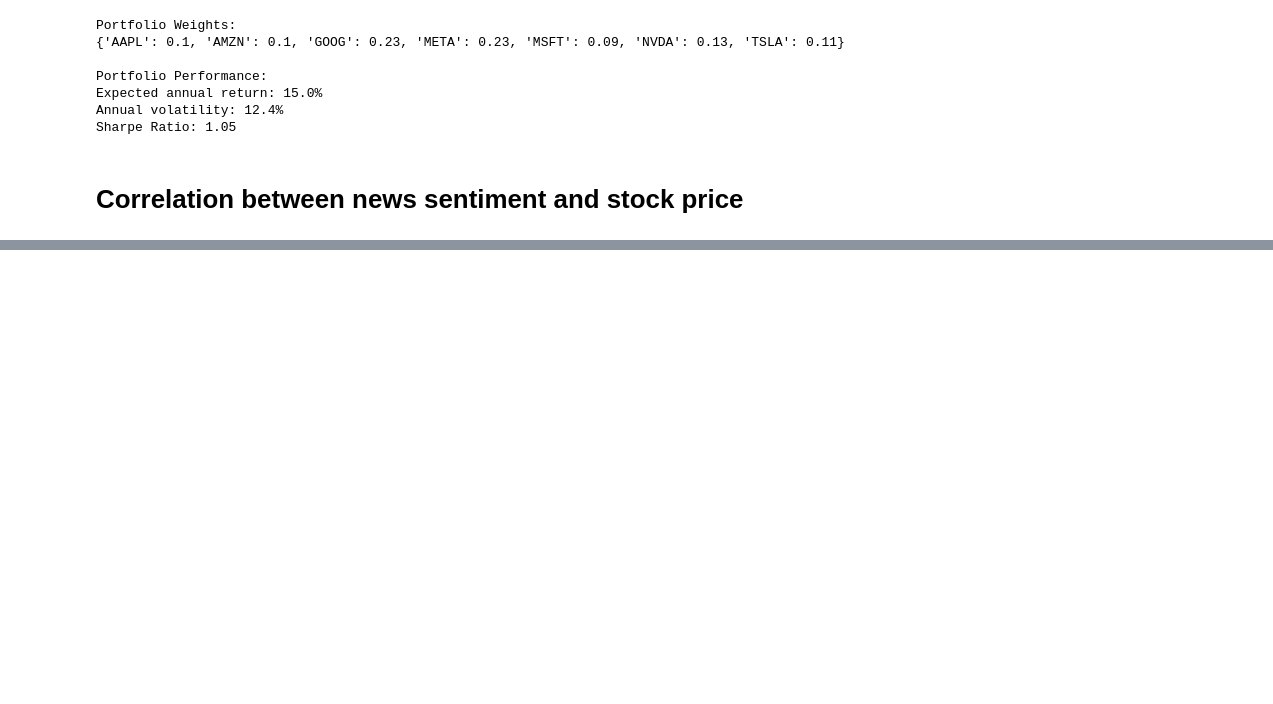
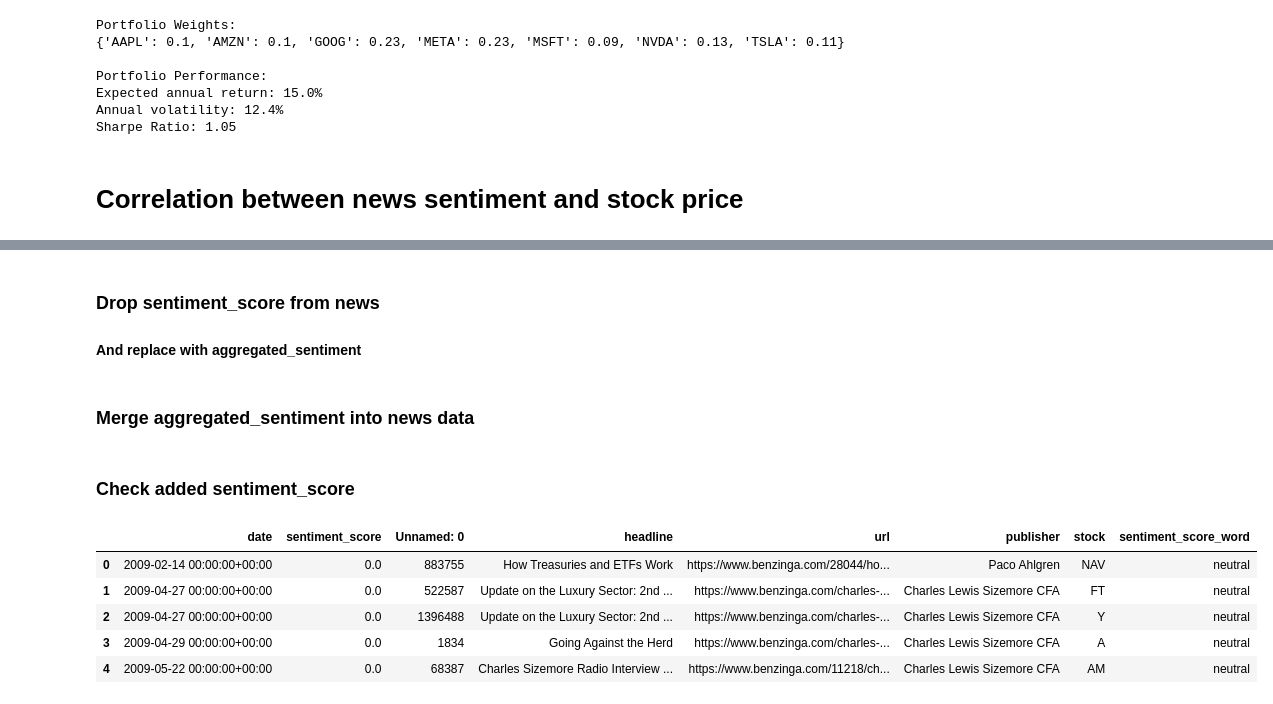
Before and after one commit to GuleWako/10Academy-Week-1-Financial-News-and-Stock-Price-Integration-Analysis, a Jupyter notebook: notebooks/newsAndStockPrice.ipynb, the cells around one changed output, grey strips where cells are left out. Cells and saved outputs as stored; diff of their text form; code cells hidden in the pictures; blank space fills up the shorter version.

```diff
--- a/notebooks/newsAndStockPrice.ipynb
+++ b/notebooks/newsAndStockPrice.ipynb
@@ -619,0 +633,3 @@ new_stock_data_aapl = stock_data_aapl.rename(columns={'Date': 'date'})
+# %% [markdown]
+### Drop sentiment_score from news
+#### And replace with aggregated_sentiment
@@ -619,0 +638,2 @@ new_stock_data_aapl = stock_data_aapl.rename(columns={'Date': 'date'})
+# %% [markdown]
+### Merge aggregated_sentiment into news data
@@ -619,0 +642,11 @@ new_stock_data_aapl = stock_data_aapl.rename(columns={'Date': 'date'})
+# %% [markdown]
+### Check added sentiment_score
+# %%
+news_data_and_aggregate_sentiment.head()
+# %% [output]
+|  | date | sentiment_score | Unnamed: 0 | headline | url | publisher | stock | sentiment_score_word |
+| 0 | 2009-02-14 00:00:00+00:00 | 0.0 | 883755 | How Treasuries and ETFs Work | https://www.benzinga.com/28044/ho... | Paco Ahlgren | NAV | neutral |
+| 1 | 2009-04-27 00:00:00+00:00 | 0.0 | 522587 | Update on the Luxury Sector: 2nd ... | https://www.benzinga.com/charles-... | Charles Lewis Sizemore CFA | FT | neutral |
+| 2 | 2009-04-27 00:00:00+00:00 | 0.0 | 1396488 | Update on the Luxury Sector: 2nd ... | https://www.benzinga.com/charles-... | Charles Lewis Sizemore CFA | Y | neutral |
+| 3 | 2009-04-29 00:00:00+00:00 | 0.0 | 1834 | Going Against the Herd | https://www.benzinga.com/charles-... | Charles Lewis Sizemore CFA | A | neutral |
+| 4 | 2009-05-22 00:00:00+00:00 | 0.0 | 68387 | Charles Sizemore Radio Interview ... | https://www.benzinga.com/11218/ch... | Charles Lewis Sizemore CFA | AM | neutral |
```
Also changed, not shown: parts of 17 cells of this notebook.
